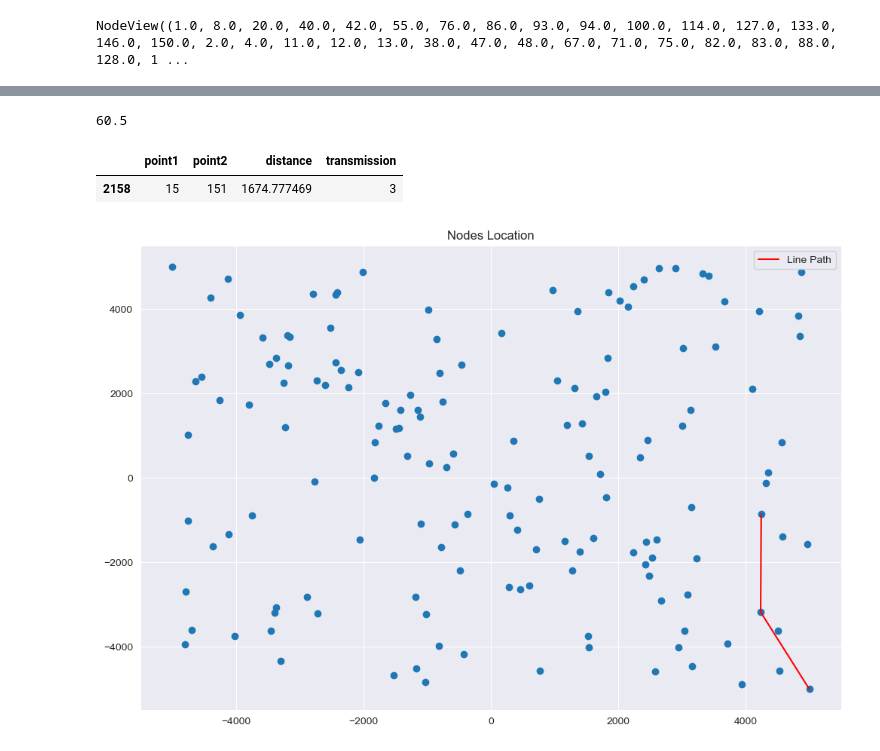
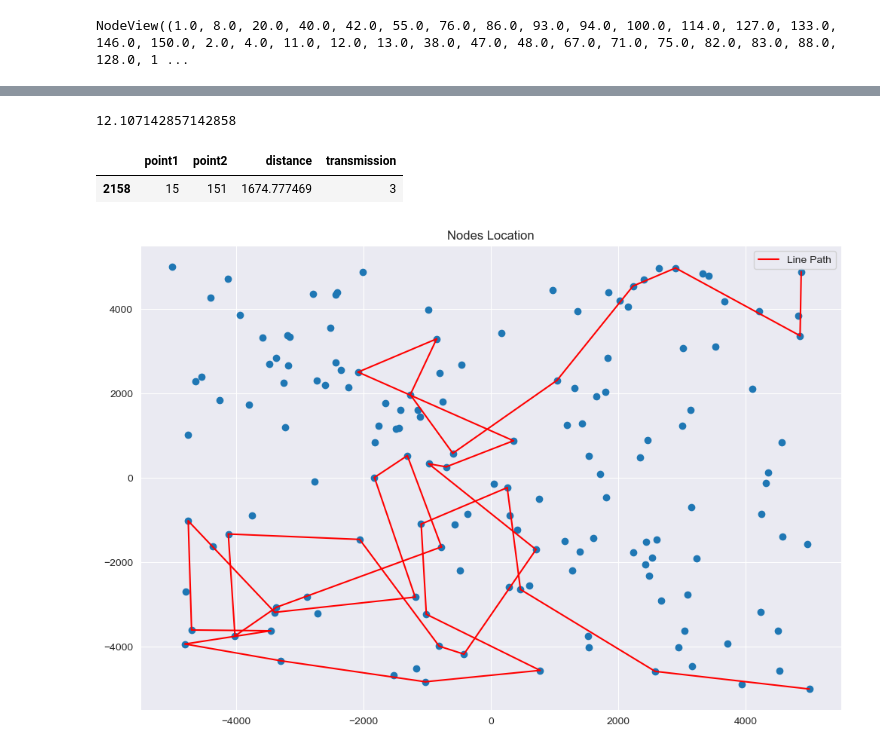
Before and after one commit to gerryfrank10/optimisation-and-algorithms, a Jupyter notebook: assesment/solution2.ipynb, the cells around one changed output, grey strips where cells are left out. Drawn from its saved outputs; the diff is of its cells as text; code cells hidden in the pictures.

```diff
--- a/assesment/solution2.ipynb
+++ b/assesment/solution2.ipynb
@@ -404,8 +471,8 @@ Best Fitness: 60.5
 # %%
 #12 -> 143 -> 25 -> 46 -> 19 -> 116 -> 124 -> 112 -> 28 -> 61 -> 145 -> 15 -> 53 -> 57 -> 151, Maximum Transmission Rate: 151, Latency: 420 ms
-fitness_function([120, 72.0, 151.0], G)
+fitness_function([1, 76.0, 150.0, 146.0, 86.0, 93.0, 8.0, 94.0, 127.0, 52.0, 64.0, 12.0, 138.0, 41.0, 19.0, 98.0, 47.0, 149.0, 71.0, 48.0, 137.0, 25.0, 89.0, 88.0, 143.0, 82.0, 38.0, 116.0, 18.0, 102.0, 141.0, 130.0, 101.0, 96.0, 110.0, 107.0, 122.0, 30.0, 26.0, 91.0, 39.0, 126.0, 123.0, 125.0, 144.0, 65.0, 121.0, 119.0, 3.0, 24.0, 33.0, 34.0, 7.0, 85.0, 36.0, 120.0, 61.0, 151.0], G)
 # %% [output]
-60.5
+12.107142857142858
 # %%
 distance_df.loc[(distance_df['point1'] == 15.0) & (distance_df['point2'] == 151)]
 # %% [output]
@@ -426,6 +493,6 @@ def plot_points(df, nodes):
     plt.legend(loc='upper right')
     plt.show()
 # %%
-plot_points(position_data, [120, 72.0, 151.0])
+plot_points(position_data, [1, 146.0, 93.0, 127.0, 106.0, 79.0, 122.0, 68.0, 33.0, 148.0, 30.0, 7.0, 116.0, 38.0, 88.0, 18.0, 149.0, 48.0, 75.0, 25.0, 113.0, 91.0, 12.0, 13.0, 109.0, 147.0, 11.0, 71.0, 2.0, 4.0, 78.0, 67.0, 89.0, 64.0, 66.0, 14.0, 151.0])
 # %% [output]
-[figure, old version]
+[figure, new version]
```
Also changed, not shown: parts of 11 cells of this notebook, 5 other files.
